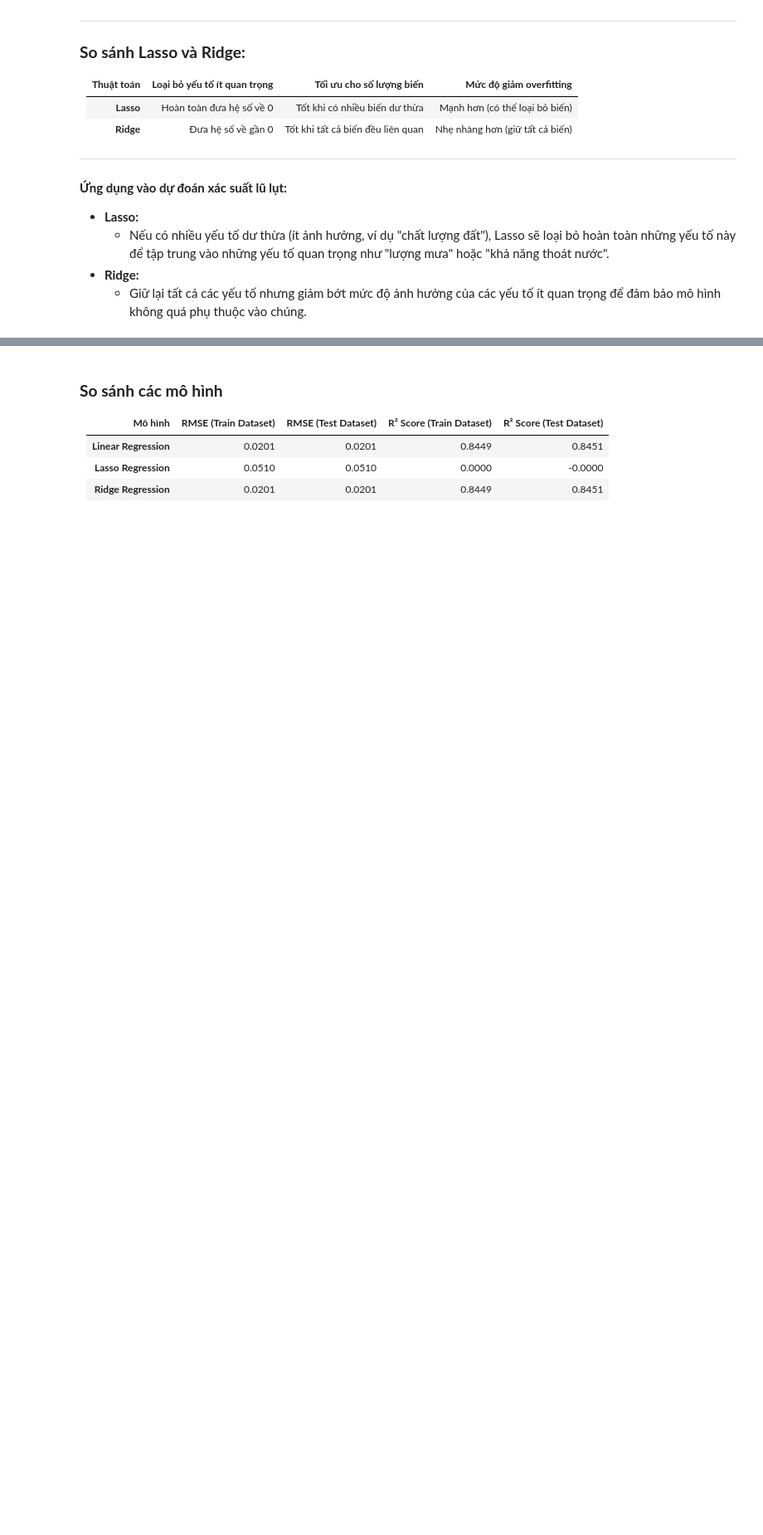
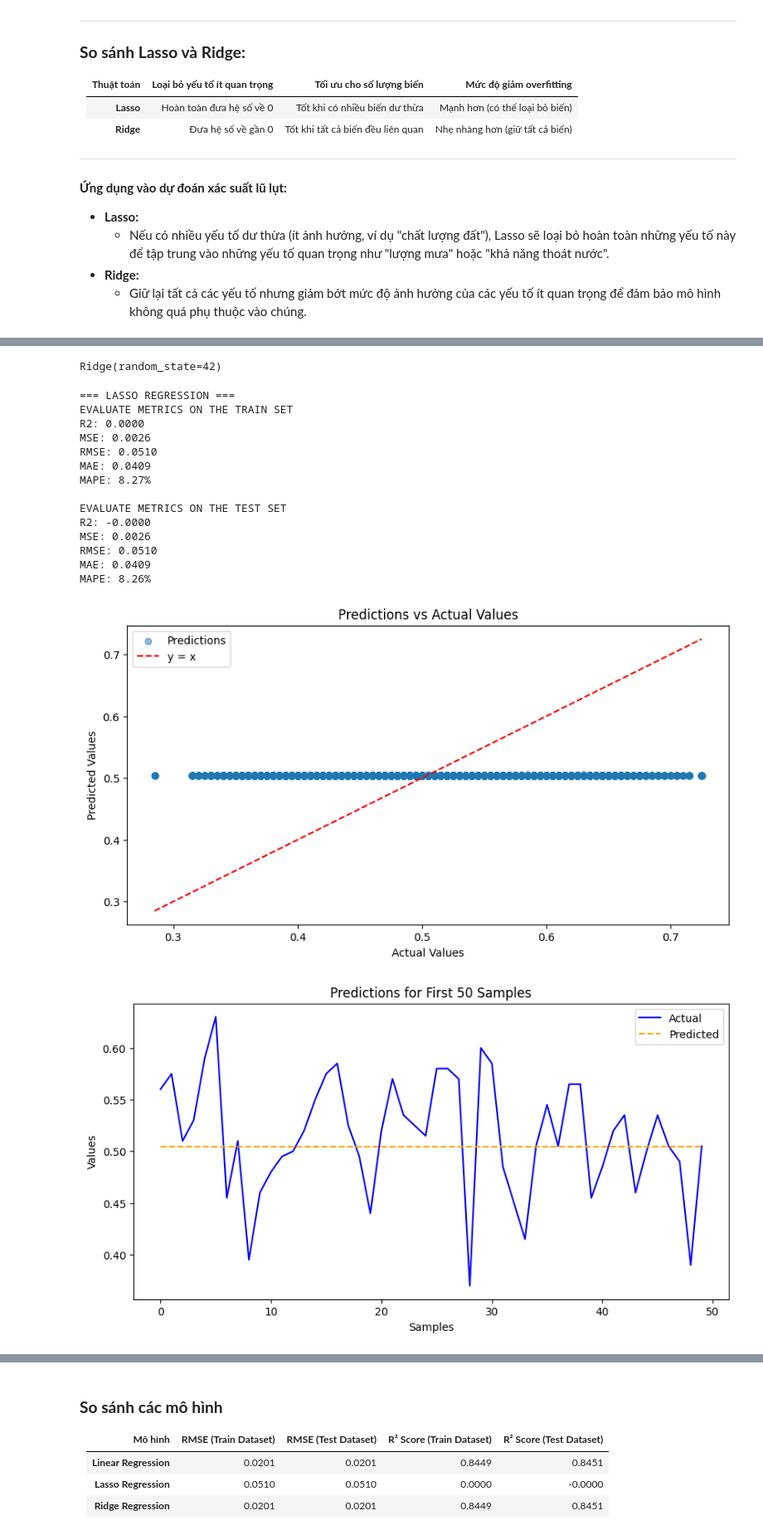
Before and after one commit to DoanNgocCuong/MiniProj_ML6_FloodPrediction_ML_SpHuongGraduationProj_2024, a Jupyter notebook: Datasets3_Kaggle/1_code_LinearReg_PlaygroundSeriesS4E5Kaggle.ipynb, the cells around one changed output, grey strips where cells are left out. Shown at 83% size. Cells and saved outputs as stored; diff of their text form; code cells hidden in the pictures; blank space fills up the shorter version.

```diff
--- a/Datasets3_Kaggle/1_code_LinearReg_PlaygroundSeriesS4E5Kaggle.ipynb
+++ b/Datasets3_Kaggle/1_code_LinearReg_PlaygroundSeriesS4E5Kaggle.ipynb
@@ -409,0 +586,72 @@ Test R² Score: 0.8451
+# %%
+from sklearn.linear_model import Lasso, Ridge
+
+# Khởi tạo và huấn luyện Lasso và Ridge Regression
+alpha_value = 1.0  # Tham số điều chỉnh
+
+lasso_model = Lasso(alpha=alpha_value, random_state=42)
+lasso_model.fit(X_train, y_train)
+
+ridge_model = Ridge(alpha=alpha_value, random_state=42)
+ridge_model.fit(X_train, y_train)
+# %% [output]
+Ridge(random_state=42)
+# %%
+from sklearn.linear_model import Lasso, Ridge
+from sklearn.model_selection import train_test_split
+from sklearn.datasets import make_regression
+import pandas as pd
+
+
+
+# X_train, X_test, y_train, y_test đã có ở trên
+
+# Khởi tạo mô hình
+alpha_value = 1.0
+lasso_model = Lasso(alpha=alpha_value, random_state=42)
+ridge_model = Ridge(alpha=alpha_value, random_state=42)
+
+# Huấn luyện mô hình
+lasso_model.fit(X_train, y_train)
+ridge_model.fit(X_train, y_train)
+
+# Dự đoán
+lasso_train_pred = lasso_model.predict(X_train)
+lasso_test_pred = lasso_model.predict(X_test)
+
+ridge_train_pred = ridge_model.predict(X_train)
+ridge_test_pred = ridge_model.predict(X_test)
+
+# Sử dụng class ModelAnalysis
+# Đánh giá và trực quan hoá cho Lasso Model
+print("=== LASSO REGRESSION ===")
+lasso_analysis = ModelAnalysis(model=lasso_model, X_test=X_test, y_test=y_test)
+lasso_analysis.evaluate_metrics(y_train, lasso_train_pred)
+lasso_analysis.visualize_predictions(num_samples=50)
+lasso_analysis.visualize_coefficients(feature_names=X_train.columns, top_n=10)
+
+print("\n" + "-" * 50 + "\n")
+
+# Đánh giá và trực quan hóa cho Ridge Model
+print("=== RIDGE REGRESSION ===")
+ridge_analysis = ModelAnalysis(model=ridge_model, X_test=X_test, y_test=y_test)
+ridge_analysis.evaluate_metrics(y_train, ridge_train_pred)
+ridge_analysis.visualize_predictions(num_samples=50)
+ridge_analysis.visualize_coefficients(feature_names=X_train.columns, top_n=10)
+# %% [output]
+=== LASSO REGRESSION ===
+EVALUATE METRICS ON THE TRAIN SET
+R2: 0.0000
+MSE: 0.0026
+RMSE: 0.0510
+MAE: 0.0409
+MAPE: 8.27%
+
+EVALUATE METRICS ON THE TEST SET
+R2: -0.0000
+MSE: 0.0026
+RMSE: 0.0510
+MAE: 0.0409
+MAPE: 8.26%
+[figure, added]
+[figure, added]
```
Also changed, not shown: parts of 35 cells of this notebook, 2 other files.
